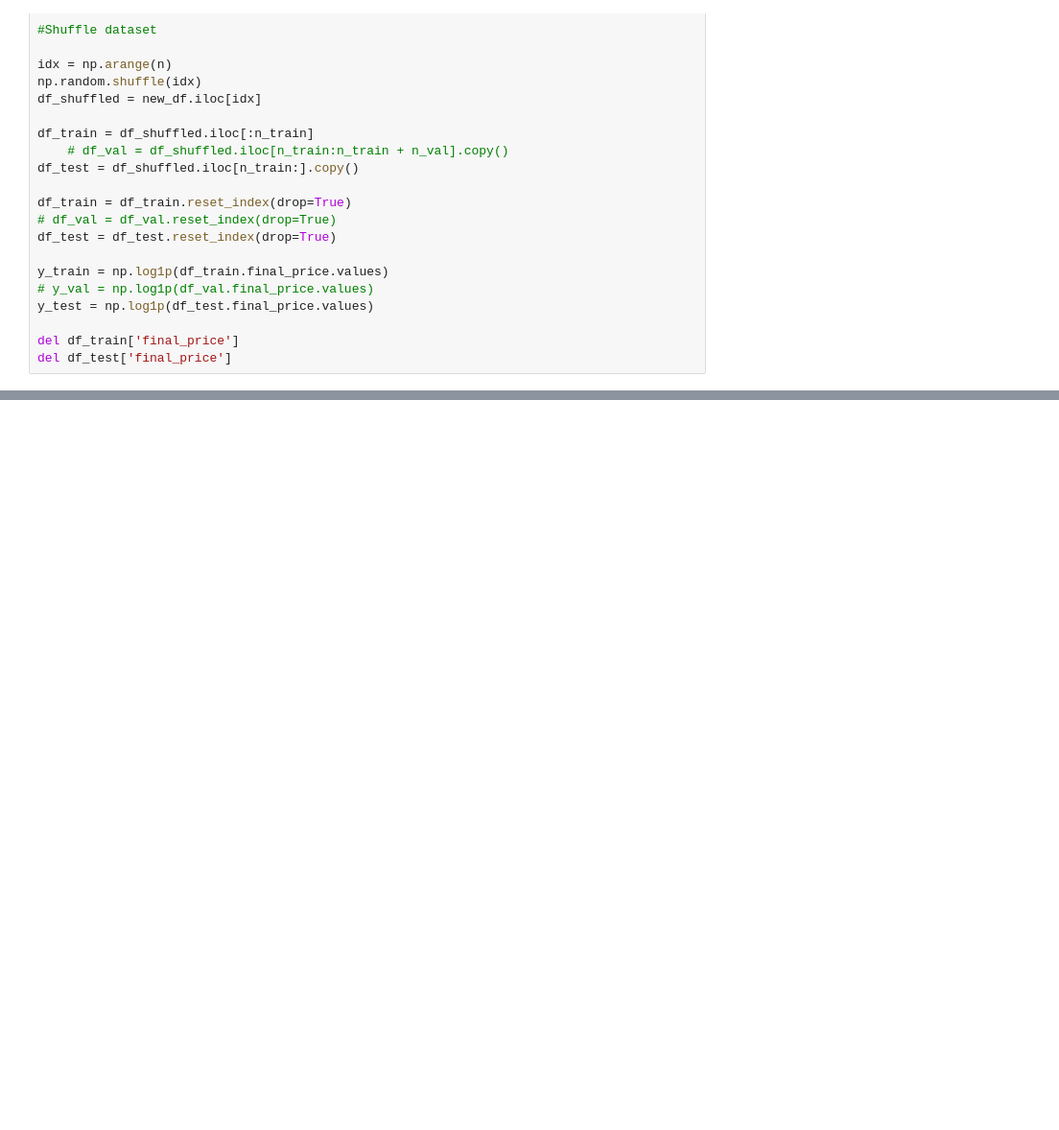
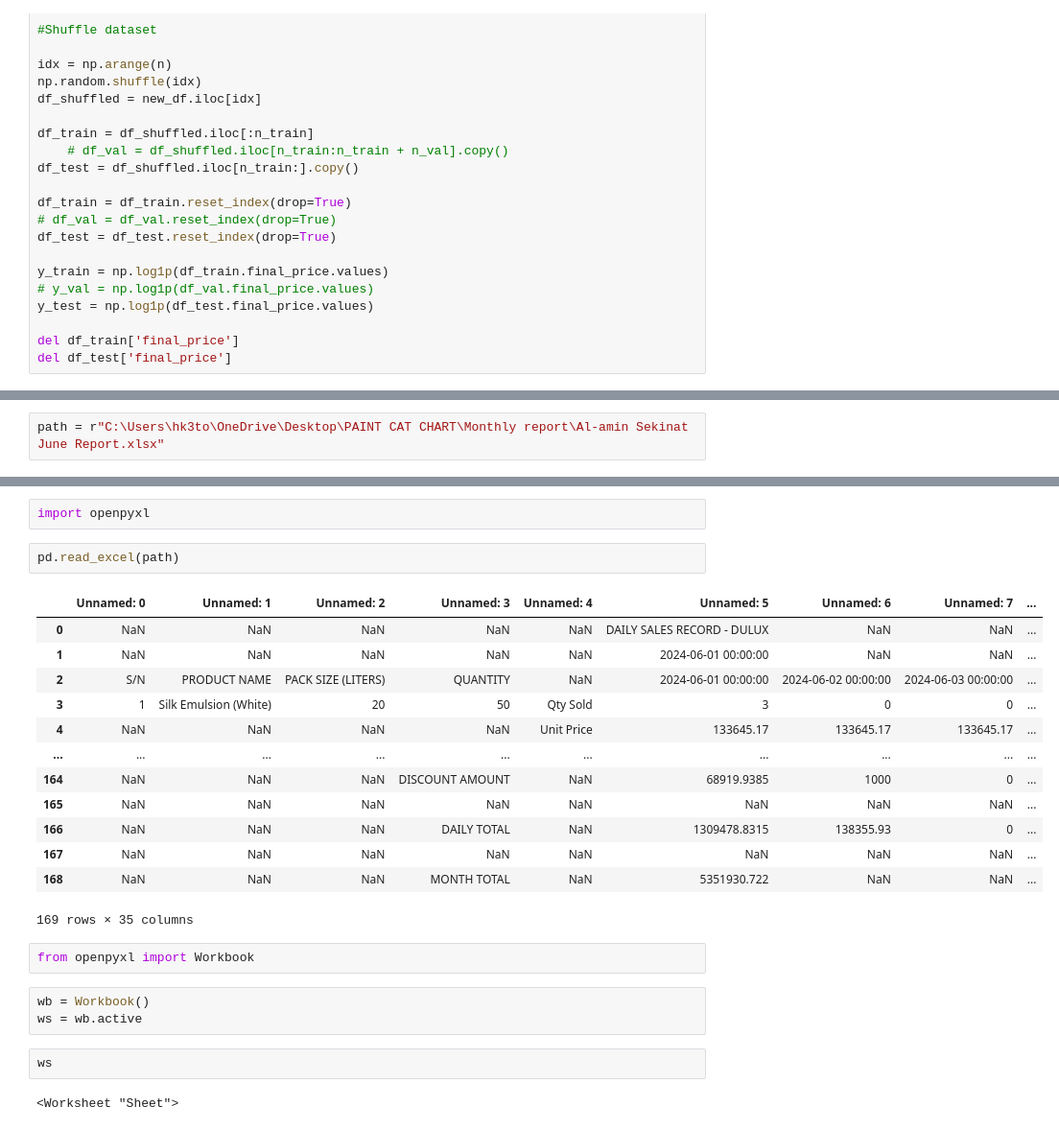
Before and after one commit to 0latoye/data_talks, a Jupyter notebook: Assignment/homework_2/Homework_2.ipynb, the cells around one changed output, grey strips where cells are left out. Shown: that part at 96% size. Drawn from its saved outputs; the diff is of its cells as text; blank space fills up the shorter version.

```diff
--- a/Assignment/homework_2/Homework_2.ipynb
+++ b/Assignment/homework_2/Homework_2.ipynb
@@ -489,0 +490,2 @@ print(test_rmse)
+# %%
+path = r"C:\Users\hk3to\OneDrive\Desktop\PAINT CAT CHART\Monthly report\Al-amin Sekinat June Report.xlsx"
@@ -489,0 +512,27 @@ print(test_rmse)
+# %%
+import openpyxl
+# %%
+pd.read_excel(path)
+# %% [output]
+|  | Unnamed: 0 | Unnamed: 1 | Unnamed: 2 | Unnamed: 3 | Unnamed: 4 | Unnamed: 5 | Unnamed: 6 | Unnamed: 7 | ... |
+| 0 | NaN | NaN | NaN | NaN | NaN | DAILY SALES RECORD - DULUX | NaN | NaN | ... |
+| 1 | NaN | NaN | NaN | NaN | NaN | 2024-06-01 00:00:00 | NaN | NaN | ... |
+| 2 | S/N | PRODUCT NAME | PACK SIZE (LITERS) | QUANTITY | NaN | 2024-06-01 00:00:00 | 2024-06-02 00:00:00 | 2024-06-03 00:00:00 | ... |
+| 3 | 1 | Silk Emulsion (White) | 20 | 50 | Qty Sold | 3 | 0 | 0 | ... |
+| 4 | NaN | NaN | NaN | NaN | Unit Price | 133645.17 | 133645.17 | 133645.17 | ... |
+| ... | ... | ... | ... | ... | ... | ... | ... | ... | ... |
+| 164 | NaN | NaN | NaN | DISCOUNT AMOUNT | NaN | 68919.9385 | 1000 | 0 | ... |
+| 165 | NaN | NaN | NaN | NaN | NaN | NaN | NaN | NaN | ... |
+| 166 | NaN | NaN | NaN | DAILY TOTAL | NaN | 1309478.8315 | 138355.93 | 0 | ... |
+| 167 | NaN | NaN | NaN | NaN | NaN | NaN | NaN | NaN | ... |
+| 168 | NaN | NaN | NaN | MONTH TOTAL | NaN | 5351930.722 | NaN | NaN | ... |
+169 rows × 35 columns
+# %%
+from openpyxl import Workbook
+# %%
+wb = Workbook()
+ws = wb.active
+# %%
+ws
+# %% [output]
+<Worksheet "Sheet">
```
Also changed, not shown: parts of 30 cells of this notebook, 7 other files.
